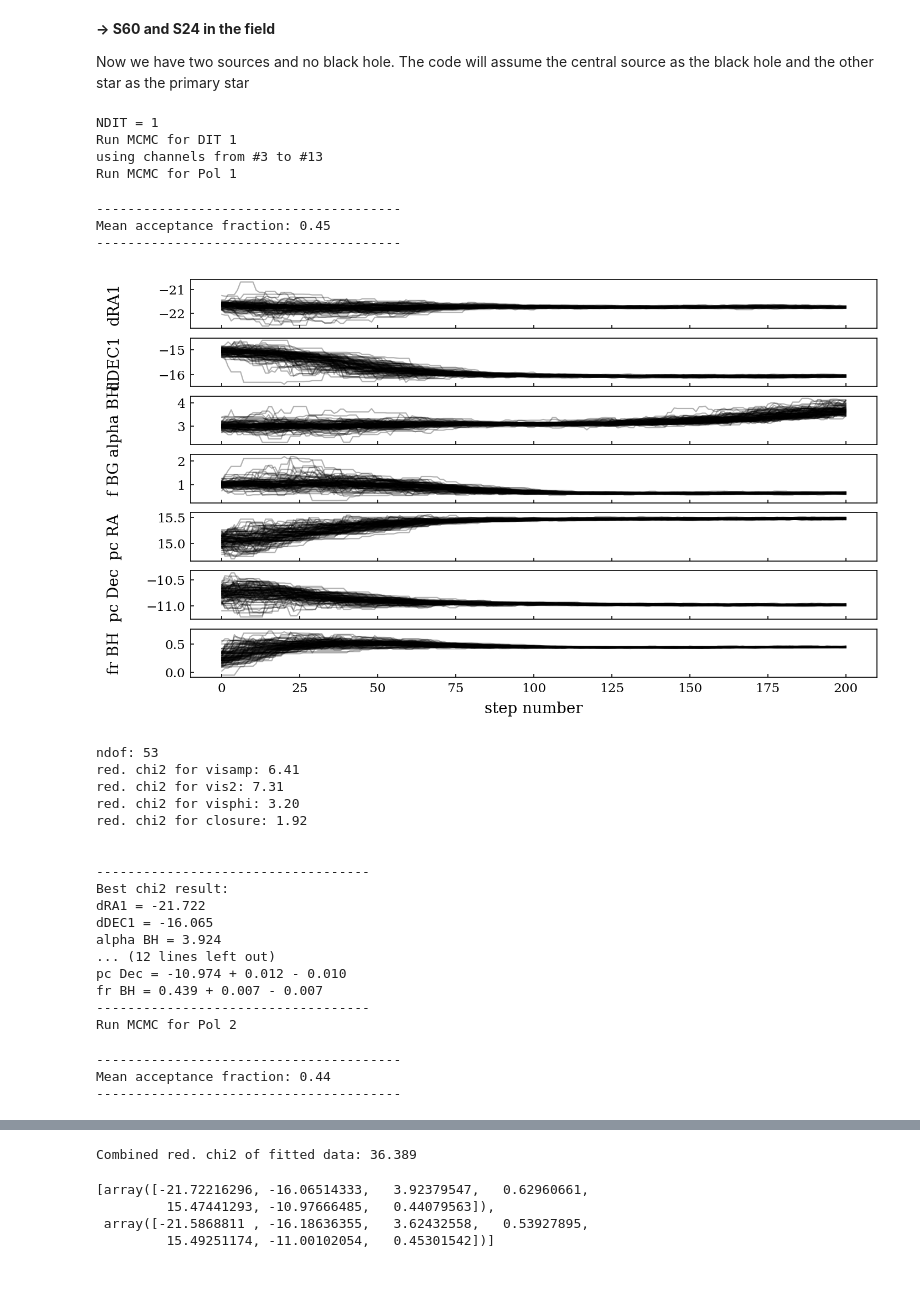
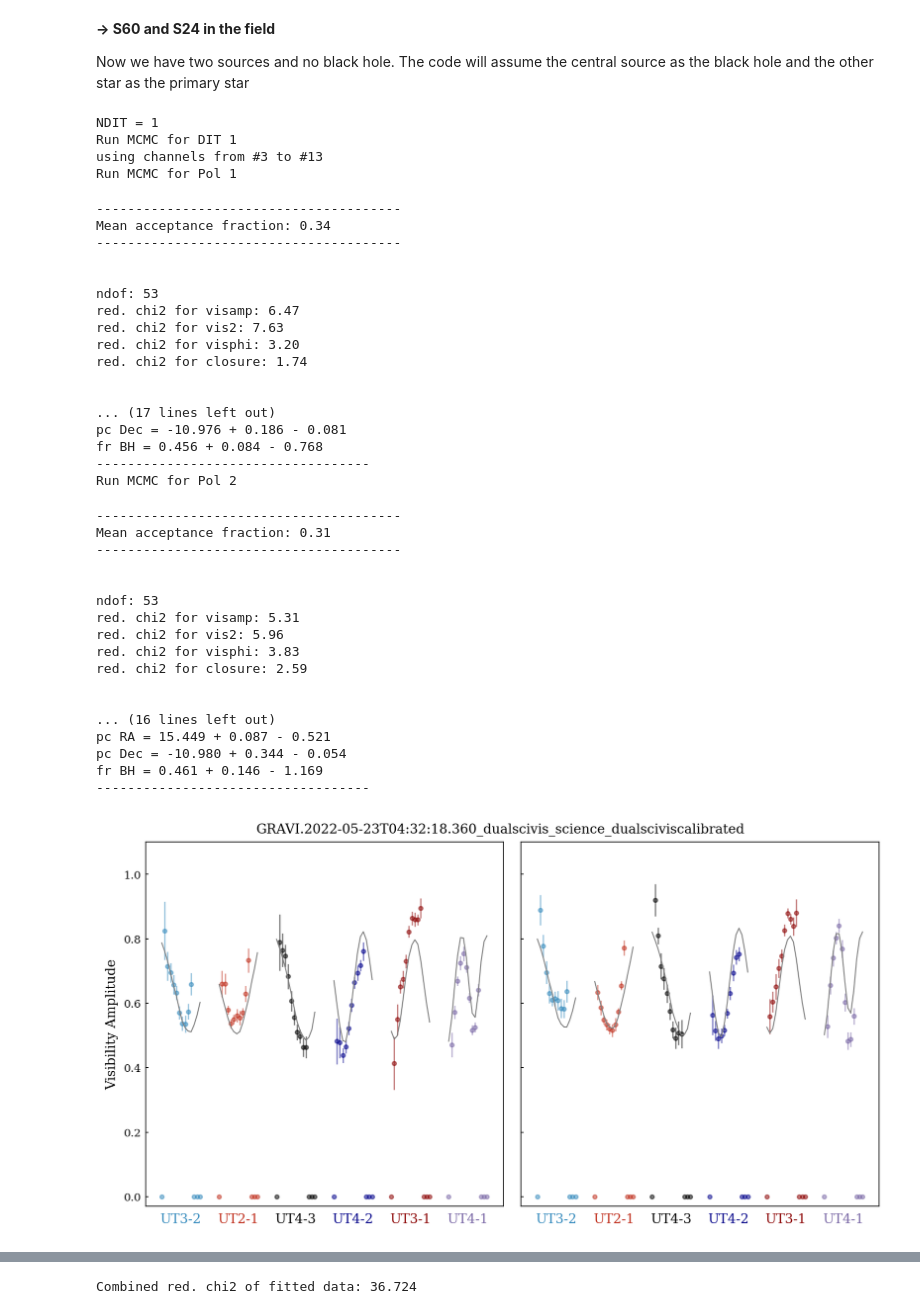
Before and after one commit to diogoribeiro98/gravipy, a Jupyter notebook: Tutorial/Fitting.ipynb, the cells around one changed output, grey strips where cells are left out. Saved outputs shown, nothing was run; the diff lists cells and outputs as text; code cells hidden in the pictures; blank space fills up the shorter version.

```diff
--- a/Tutorial/Fitting.ipynb
+++ b/Tutorial/Fitting.ipynb
@@ -134,5 +135,4 @@ fi.fittab
 # %% [markdown]
 # Pointing not on SgrA*
 # %%
-files = sorted(glob.glob('/data/user/forFrank2/2022-05-22/reduced_PL20220121/poscor_nometcor/calibrate_S2/calibrated/*dualsciviscalibrated.fits'))
-files = [_ for _ in files if fits.open(_)[0].header['ESO INS SOBJ OFFX'] != 0]
+f = 'data/GRAVI.2022-05-23T04:32:18.360_dualscivis_science_dualsciviscalibrated.fits'
@@ -154,5 +139,4 @@ files = [_ for _ in files if fits.open(_)[0].header['ESO INS SOBJ OFFX'] != 0]
 # %%
-f = files[5]
 date = fits.open(f)[0].header['DATE-OBS']
 off = fits.open(f)[0].header['ESO INS SOBJ OFFX'], fits.open(f)[0].header['ESO INS SOBJ OFFY']
 # %%
@@ -179,48 +163,58 @@ pc = s24 - np.array(off)
 # %%
 star_pos_ra = [sep[0]]  # list of RA of stars
 star_pos_de = [sep[1]]  # list of Dec of stars
 star_flux_ratio = []      # list of flux ratios relativ to first star, 1 shorter than other lists
 
 fi = gp.GravMFit(f)
 fi.fit_stars(
     star_pos_ra,
     star_pos_de,
     star_flux_ratio,
     fit_for=[1,1,1,1], # fitting for all quantities here: VisAmp, V2, Closure Phase, & Visibility Phase
     nthreads=4,
-    nwalkers=101,
-    nruns=201,
+    nwalkers=100,
+    nruns=150,
     initial=[3, 1,     # initial conditions for: alpha SgrA*, background flux ratio
              *pc,     # initial conditions for: Phase center Ra, Dec
-             s29s42 , 1], # initial conditions for: background central/primary source, coherence loss
-    plotScience=True,
-    plotCorner='steps')
+             s60s24 , 1], # initial conditions for: background central/primary source, coherence loss
+    plotScience=True)
 # %% [output]
 NDIT = 1
 Run MCMC for DIT 1
 using channels from #3 to #13
 Run MCMC for Pol 1
 ---------------------------------------
-Mean acceptance fraction: 0.45
+Mean acceptance fraction: 0.34
 ---------------------------------------
+
+
+ndof: 53
+red. chi2 for visamp: 6.47
+red. chi2 for vis2: 7.63
+red. chi2 for visphi: 3.20
+red. chi2 for closure: 1.74
+
+
+... (17 lines left out)
+pc Dec = -10.976 + 0.186 - 0.081
+fr BH = 0.456 + 0.084 - 0.768
+-----------------------------------
+Run MCMC for Pol 2
+---------------------------------------
+Mean acceptance fraction: 0.31
+---------------------------------------
+
+
+ndof: 53
+red. chi2 for visamp: 5.31
+red. chi2 for vis2: 5.96
+red. chi2 for visphi: 3.83
+red. chi2 for closure: 2.59
+
+
+... (16 lines left out)
+pc RA = 15.449 + 0.087 - 0.521
+pc Dec = -10.980 + 0.344 - 0.054
+fr BH = 0.461 + 0.146 - 1.169
+-----------------------------------
-[figure, old version]
+[figure, new version]
-ndof: 53
-red. chi2 for visamp: 6.41
-red. chi2 for vis2: 7.31
-red. chi2 for visphi: 3.20
-red. chi2 for closure: 1.92
-
-
------------------------------------
-Best chi2 result:
-dRA1 = -21.722
-dDEC1 = -16.065
-alpha BH = 3.924
-... (12 lines left out)
-pc Dec = -10.974 + 0.012 - 0.010
-fr BH = 0.439 + 0.007 - 0.007
------------------------------------
-Run MCMC for Pol 2
----------------------------------------
-Mean acceptance fraction: 0.44
----------------------------------------
@@ -249,5 +224 @@ fr BH = 0.450 + 0.007 - 0.006
-Combined red. chi2 of fitted data: 36.389
-[array([-21.72216296, -16.06514333,   3.92379547,   0.62960661,
-         15.47441293, -10.97666485,   0.44079563]),
- array([-21.5868811 , -16.18636355,   3.62432558,   0.53927895,
-         15.49251174, -11.00102054,   0.45301542])]
+Combined red. chi2 of fitted data: 36.724
```
Also changed, not shown: parts of 12 cells of this notebook, 1 other file.
